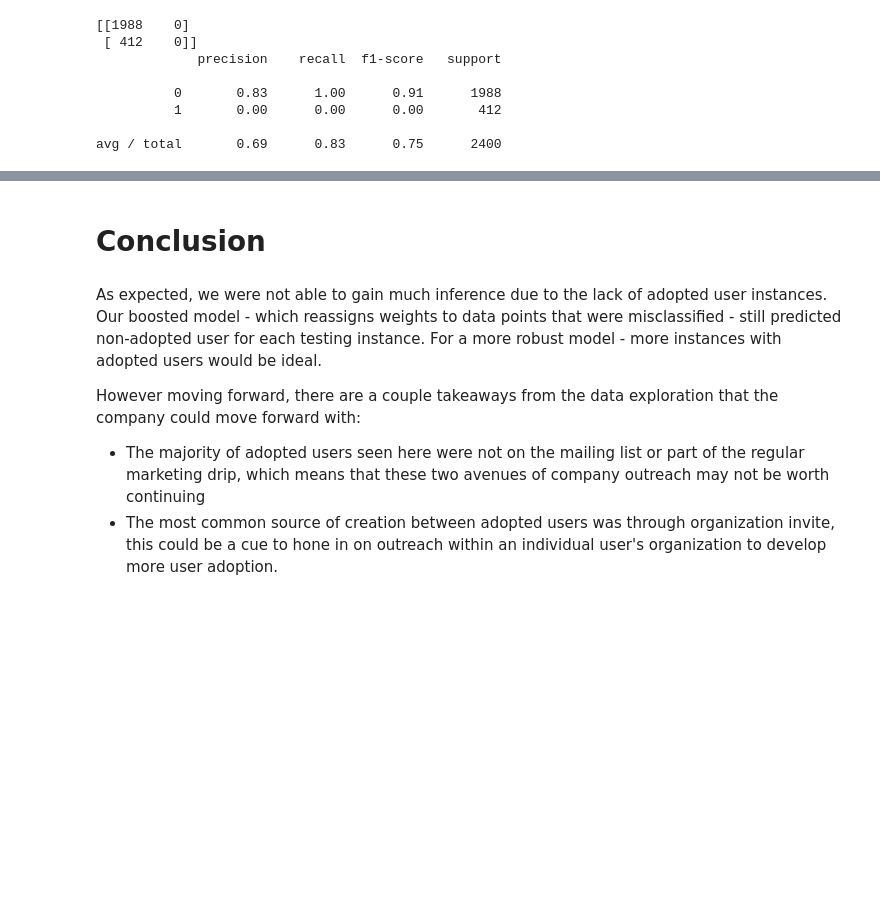
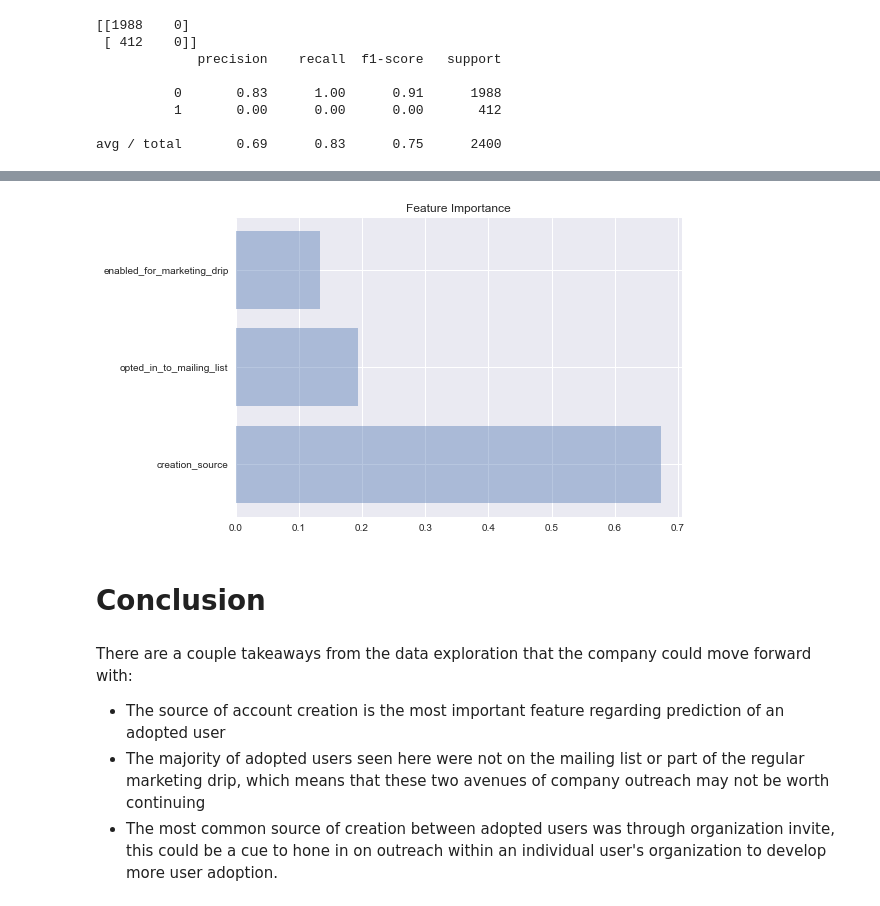
Before and after one commit to Kaivman17/Relax-Challenge, a Jupyter notebook: Relax_challenge.ipynb, the cells around one changed output, grey strips where cells are left out. Drawn from its saved outputs; the diff is of its cells as text; code cells hidden in the pictures; blank space fills up the shorter version.

```diff
--- a/Relax_challenge.ipynb
+++ b/Relax_challenge.ipynb
@@ -267,0 +276,5 @@ avg / total       0.69      0.83      0.75      2400
+# %%
+from imblearn.over_sampling import SMOTE
+
+sm = SMOTE(random_state=12, ratio = 1.0)
+x_train_res, y_train_res = sm.fit_sample(X_train, y_train)
@@ -267,0 +325,6 @@ avg / total       0.69      0.83      0.75      2400
+# %%
+model = GradientBoostingClassifier()
+model.fit(x_train_res, y_train_res)
+predictions = model.predict(X_test)
+print(confusion_matrix(y_test, predictions))
+print(classification_report(y_test, predictions))
@@ -268,8 +340,18 @@ avg / total       0.69      0.83      0.75      2400
+# %%
+features = [col for col in prediction_df.columns if col != 'adopted_user']
+y_pos = np.arange(len(features))
+
+plt.barh(y_pos, model.feature_importances_, align='center', alpha=0.4)
+plt.yticks(y_pos, features)
+plt.title('Feature Importance')
+
+plt.show()
+# %% [output]
+[figure, added]
 # %% [markdown]
 # Conclusion
 # %% [markdown]
-As expected, we were not able to gain much inference due to the lack of adopted user instances. Our boosted model -  which reassigns weights to data points that were misclassified - still predicted non-adopted user for each testing instance. For a more robust model - more instances with adopted users would be ideal.
-
-However moving forward, there are a couple takeaways from the data exploration that the company could move forward with:
+There are a couple takeaways from the data exploration that the company could move forward with:
+-  The source of account creation is the most important feature regarding prediction of an adopted user
 -  The majority of adopted users seen here were not on the mailing list or part of the regular marketing drip, which means that these two avenues of company outreach may not be worth continuing
 -  The most common source of creation between adopted users was through organization invite, this could be a cue to hone in on outreach within an individual user's organization to develop more user adoption.
```
Also changed, not shown: parts of 5 cells of this notebook.
